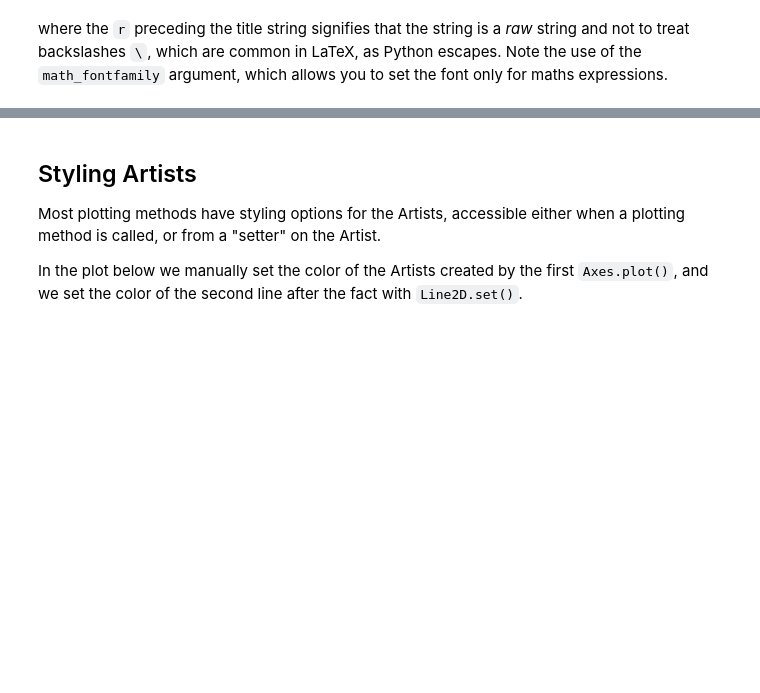
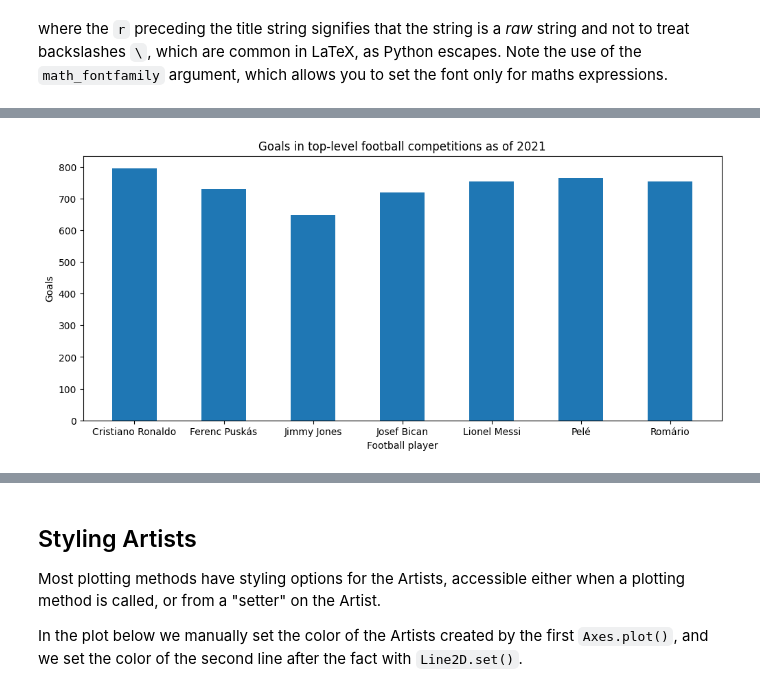
Before and after one commit to TLouf/Py4DataSci-course, a Jupyter notebook: python-school/visualization/1-basics-sol.ipynb, the cells around one changed output, grey strips where cells are left out. Cells and saved outputs as stored; diff of their text form; code cells hidden in the pictures; blank space fills up the shorter version.

```diff
--- a/python-school/visualization/1-basics-sol.ipynb
+++ b/python-school/visualization/1-basics-sol.ipynb
@@ -236,0 +247,22 @@ where the ``r`` preceding the title string signifies that the string is a
+# %%
+players = {
+    "Cristiano Ronaldo": 795,
+    "Pelé": 765,
+    "Lionel Messi": 755,
+    "Romário": 753,
+    "Ferenc Puskás": 729,
+    "Josef Bican": 720,
+    "Jimmy Jones": 647,
+}
+# %%
+fig, ax = plt.subplots(figsize=(12, 5))
+
+xs = sorted(players.keys())
+ys = [players[n] for n in xs]
+
+ax.bar(xs, ys, 0.5, align="center")
+ax.set_title("Goals in top-level football competitions as of 2021")
+ax.set_xlabel("Football player")
+ax.set_ylabel("Goals");
+# %% [output]
+[figure, added]
```
Also changed, not shown: parts of 14 cells of this notebook, 1 other file.
